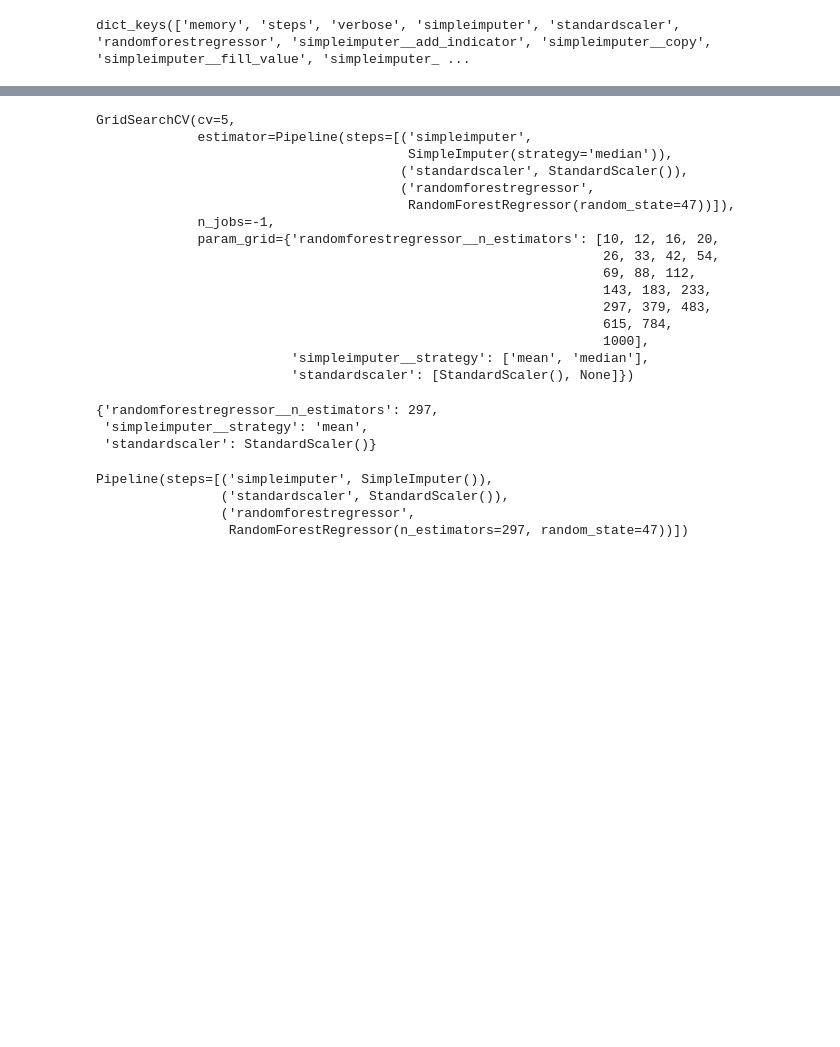
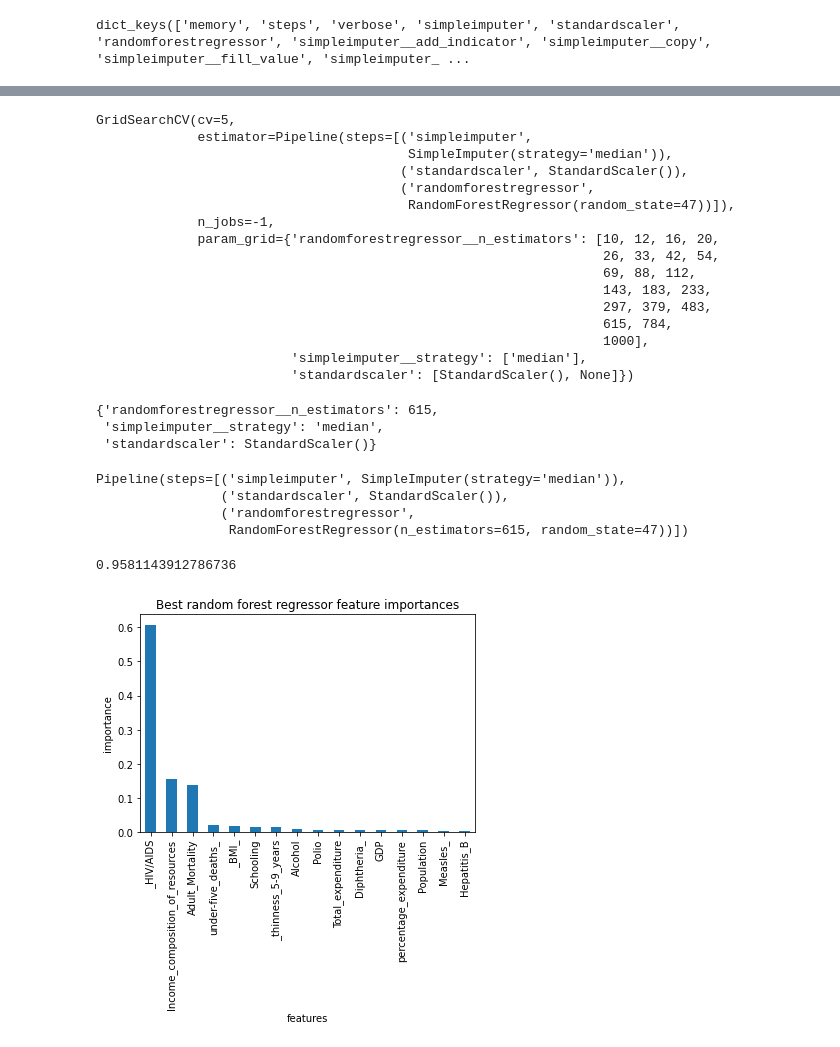
Before and after one commit to nehapatnaik2/Capstone_2-Life_expectancy_predictors, a Jupyter notebook: Life_expectancy.ipynb, the cells around one changed output, grey strips where cells are left out. Cells and saved outputs as stored; diff of their text form; code cells hidden in the pictures; blank space fills up the shorter version.

```diff
--- a/Life_expectancy.ipynb
+++ b/Life_expectancy.ipynb
@@ -536,9 +545,10 @@ n_est = [int(n) for n in np.logspace(start=1, stop=3, num=20)]
 grid_params = {
         'randomforestregressor__n_estimators': n_est,
         'standardscaler': [StandardScaler(), None],
-        'simpleimputer__strategy': ['mean', 'median']
+        'simpleimputer__strategy': ['median']
 }
 grid_params
+#n_estimators is the parameter
 # %% [output]
 {'randomforestregressor__n_estimators': [10,
   12,
@@ -576,18 +586,33 @@ GridSearchCV(cv=5,
                                                                  297, 379, 483,
                                                                  615, 784,
                                                                  1000],
-                         'simpleimputer__strategy': ['mean', 'median'],
+                         'simpleimputer__strategy': ['median'],
                          'standardscaler': [StandardScaler(), None]})
 # %%
 grid_RF.best_params_
 # %% [output]
-{'randomforestregressor__n_estimators': 297,
- 'simpleimputer__strategy': 'mean',
+{'randomforestregressor__n_estimators': 615,
+ 'simpleimputer__strategy': 'median',
  'standardscaler': StandardScaler()}
 # %%
 grid_RF.best_estimator_
 # %% [output]
-Pipeline(steps=[('simpleimputer', SimpleImputer()),
+Pipeline(steps=[('simpleimputer', SimpleImputer(strategy='median')),
                 ('standardscaler', StandardScaler()),
                 ('randomforestregressor',
-                 RandomForestRegressor(n_estimators=297, random_state=47))])
+                 RandomForestRegressor(n_estimators=615, random_state=47))])
+# %%
+## best R square score:
+grid_RF.best_score_
+# %% [output]
+0.9581143912786736
+# %%
+#extracting important features from RandomForestRegressor model
+imps = grid_RF.best_estimator_.named_steps.randomforestregressor.feature_importances_
+rf_feat_imps = pd.Series(imps, index = X_train.columns).sort_values(ascending = False)
+rf_feat_imps.plot(kind = 'bar')
+plt.xlabel('features')
+plt.ylabel('importance')
+plt.title('Best random forest regressor feature importances');
+# %% [output]
+[figure, added]
```
Also changed, not shown: parts of 39 cells of this notebook.
